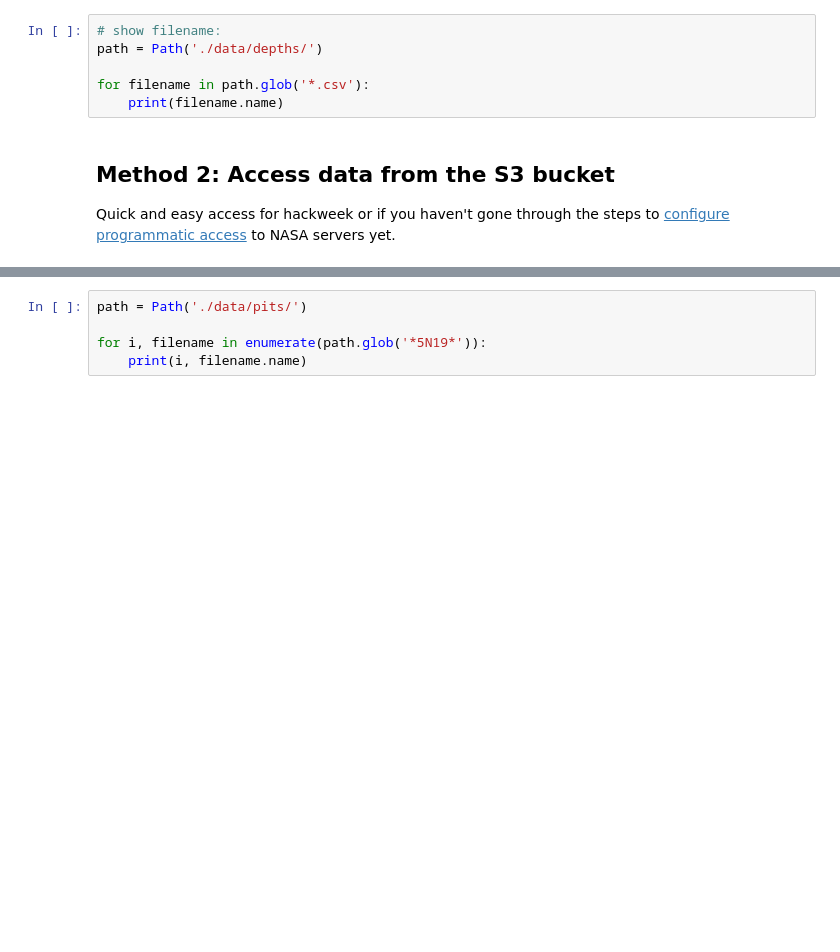
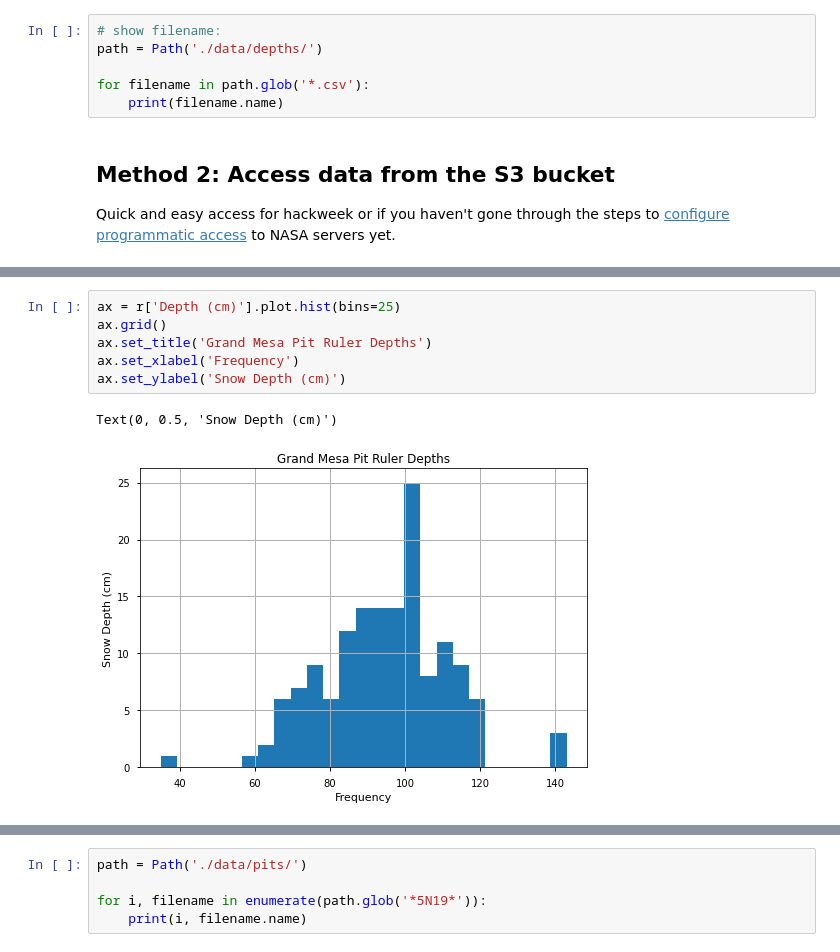
Before and after one commit to snowex-hackweek/website-2021, a Jupyter notebook: book/tutorials/core-datasets/02_data-package.ipynb, the cells around one changed output, grey strips where cells are left out. Drawn from its saved outputs; the diff is of its cells as text; blank space fills up the shorter version.

```diff
--- a/book/tutorials/core-datasets/02_data-package.ipynb
+++ b/book/tutorials/core-datasets/02_data-package.ipynb
@@ -133 +174,10 @@ r_IOP.plot(x='Easting', y='Northing', c='Depth (cm)', kind='scatter', alpha=0.7)
+# %%
+ax = r['Depth (cm)'].plot.hist(bins=25)
+ax.grid()
+ax.set_title('Grand Mesa Pit Ruler Depths')
+ax.set_xlabel('Frequency')
+ax.set_ylabel('Snow Depth (cm)')
+# %% [output]
+Text(0, 0.5, 'Snow Depth (cm)')
+[figure, added]
 # %% [markdown]
```
Also changed, not shown: parts of 41 cells of this notebook, 10 other files.
